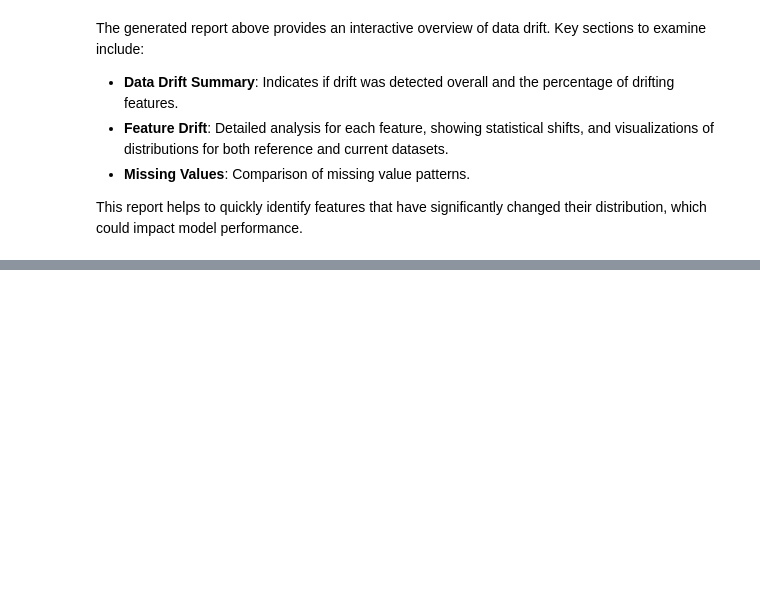
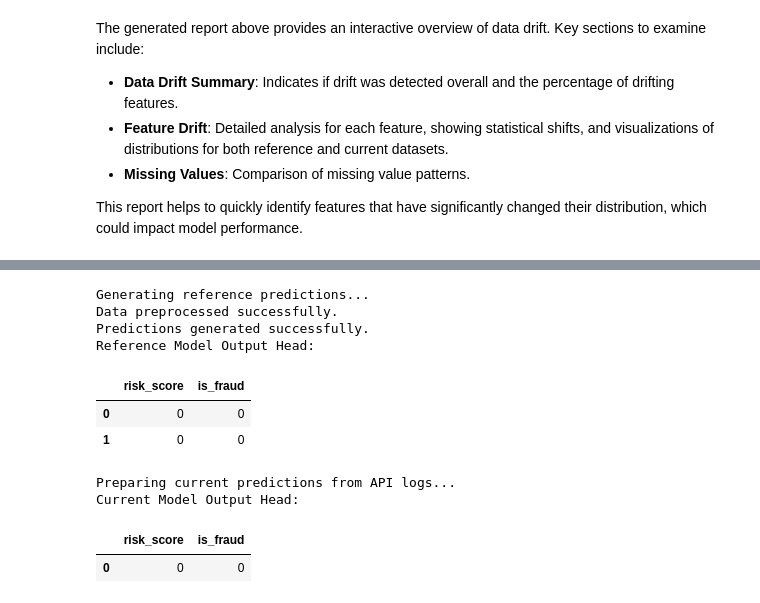
Before and after one commit to abilashkannanv/AIML, a Jupyter notebook: TrustCart_Phase3_Model_Deployment_Monitoring.ipynb, the cells around one changed output, grey strips where cells are left out. Saved outputs shown, nothing was run; the diff lists cells and outputs as text; code cells hidden in the pictures; blank space fills up the shorter version.

```diff
--- a/TrustCart_Phase3_Model_Deployment_Monitoring.ipynb
+++ b/TrustCart_Phase3_Model_Deployment_Monitoring.ipynb
@@ -665,0 +697,45 @@ This report helps to quickly identify features that have significantly changed t
+# %%
+# Generate reference predictions using dummy_data through the inference pipeline
+# We'll use 'dummy_data' as our reference input to get a baseline of predictions.
+
+print("Generating reference predictions...")
+reference_inference_results = run_inference_pipeline(dummy_data, dummy_cols)
+
+# Create a DataFrame for Evidently AI with 'risk_score' (prediction) and 'is_fraud' (target/prediction label)
+# For reference, we'll treat the model's output as both the 'prediction' and 'target' since we don't have ground truth labels here.
+# Ensure both are integer types (0 or 1) for consistency with BinaryClassification.
+reference_model_output_df = pd.DataFrame({
+    'risk_score': reference_inference_results.astype(int),
+    'is_fraud': reference_inference_results.astype(int) # Convert to int (0 or 1) for target
+})
+
+print("Reference Model Output Head:")
+display(reference_model_output_df.head())
+# %% [output]
+Generating reference predictions...
+Data preprocessed successfully.
+Predictions generated successfully.
+Reference Model Output Head:
+|  | risk_score | is_fraud |
+| 0 | 0 | 0 |
+| 1 | 0 | 0 |
+# %%
+# Prepare current predictions from the collected API prediction_logs
+
+print("Preparing current predictions from API logs...")
+current_model_output_data = []
+for log_entry in prediction_logs:
+    current_model_output_data.append({
+        'risk_score': int(log_entry.risk_score),
+        'is_fraud': int(log_entry.is_fraud) # Convert to int (0 or 1) for target
+    })
+
+current_model_output_df = pd.DataFrame(current_model_output_data)
+
+print("Current Model Output Head:")
+display(current_model_output_df.head())
+# %% [output]
+Preparing current predictions from API logs...
+Current Model Output Head:
+|  | risk_score | is_fraud |
+| 0 | 0 | 0 |
```
Also changed, not shown: parts of 17 cells of this notebook.
